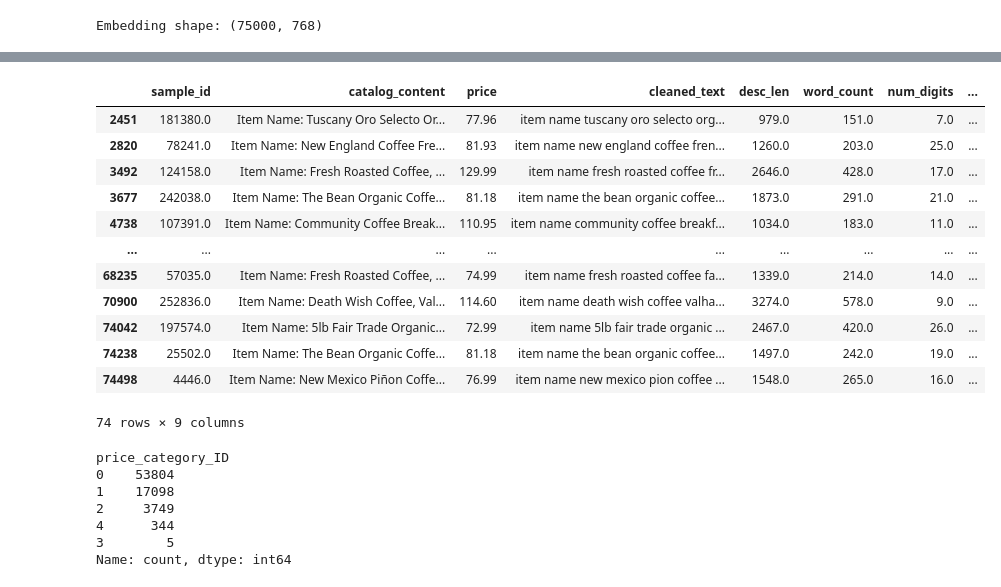
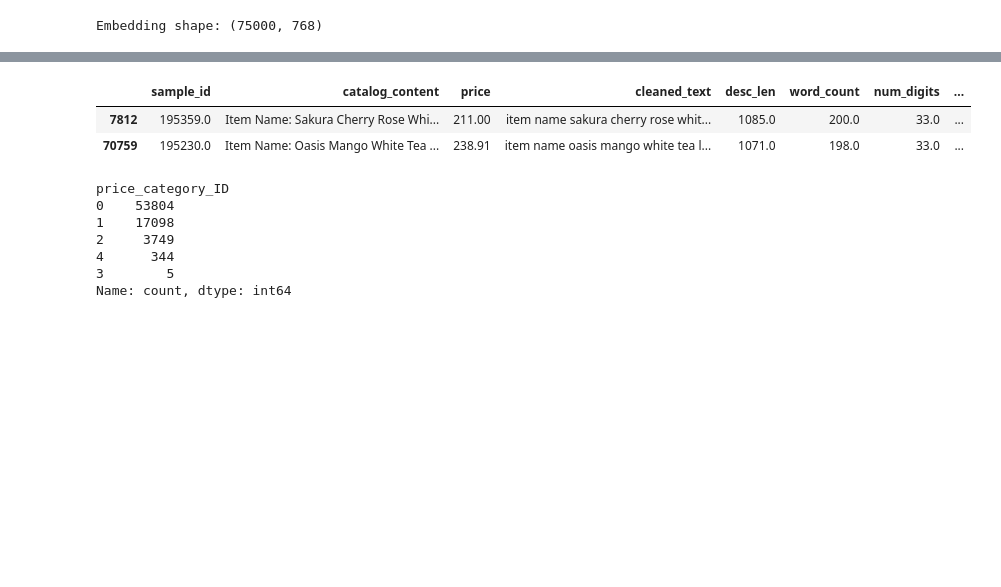
Before and after one commit to akshatsinha2027/SmartCatalogAI, a Jupyter notebook: BERT.ipynb, the cells around one changed output, grey strips where cells are left out. Cells and saved outputs as stored; diff of their text form; code cells hidden in the pictures; blank space fills up the shorter version.

```diff
--- a/BERT.ipynb
+++ b/BERT.ipynb
@@ -98,7 +98,7 @@ df["num_digits"]=df["cleaned_text"].str.count(r"\d")
 # %%
 from sklearn.decomposition import PCA
 from sklearn.cluster import KMeans
-#pca=PCA(n_components=300,random_state=42)
-#x_pca=pca.fit_transform(embeddings)
+pca=PCA(n_components=300,random_state=42)
+x_pca=pca.fit_transform(embeddings2)
 kmeans=KMeans(n_clusters=121,random_state=42)
-df['automated_category_ID']=kmeans.fit_predict(embeddings)
+df['automated_category_ID']=kmeans.fit_predict(x_pca)
@@ -109,0 +105,2 @@ To disable this warning, you can either:
+# %%
+df['category_mean_price']=df.groupby('automated_category_ID')['price'].transform('median')
@@ -144,19 +169,9 @@ df.where(df['automated_category_ID']==65).dropna()
 # %%
-df.where((df['automated_category_ID']==65) & (df['price_category_ID']==2)).dropna()
+df.where((df['automated_category_ID']==111) & (df['price_category_ID']==4)).dropna()
 # %% [output]
 |  | sample_id | catalog_content | price | cleaned_text | desc_len | word_count | num_digits | ... |
-| 2451 | 181380.0 | Item Name: Tuscany Oro Selecto Or... | 77.96 | item name tuscany oro selecto org... | 979.0 | 151.0 | 7.0 | ... |
-| 2820 | 78241.0 | Item Name: New England Coffee Fre... | 81.93 | item name new england coffee fren... | 1260.0 | 203.0 | 25.0 | ... |
-| 3492 | 124158.0 | Item Name: Fresh Roasted Coffee, ... | 129.99 | item name fresh roasted coffee fr... | 2646.0 | 428.0 | 17.0 | ... |
-| 3677 | 242038.0 | Item Name: The Bean Organic Coffe... | 81.18 | item name the bean organic coffee... | 1873.0 | 291.0 | 21.0 | ... |
-| 4738 | 107391.0 | Item Name: Community Coffee Break... | 110.95 | item name community coffee breakf... | 1034.0 | 183.0 | 11.0 | ... |
-| ... | ... | ... | ... | ... | ... | ... | ... | ... |
-| 68235 | 57035.0 | Item Name: Fresh Roasted Coffee, ... | 74.99 | item name fresh roasted coffee fa... | 1339.0 | 214.0 | 14.0 | ... |
-| 70900 | 252836.0 | Item Name: Death Wish Coffee, Val... | 114.60 | item name death wish coffee valha... | 3274.0 | 578.0 | 9.0 | ... |
-| 74042 | 197574.0 | Item Name: 5lb Fair Trade Organic... | 72.99 | item name 5lb fair trade organic ... | 2467.0 | 420.0 | 26.0 | ... |
-| 74238 | 25502.0 | Item Name: The Bean Organic Coffe... | 81.18 | item name the bean organic coffee... | 1497.0 | 242.0 | 19.0 | ... |
-| 74498 | 4446.0 | Item Name: New Mexico Piñon Coffe... | 76.99 | item name new mexico pion coffee ... | 1548.0 | 265.0 | 16.0 | ... |
+| 7812 | 195359.0 | Item Name: Sakura Cherry Rose Whi... | 211.00 | item name sakura cherry rose whit... | 1085.0 | 200.0 | 33.0 | ... |
+| 70759 | 195230.0 | Item Name: Oasis Mango White Tea ... | 238.91 | item name oasis mango white tea l... | 1071.0 | 198.0 | 33.0 | ... |
-74 rows × 9 columns
 # %%
 df['price_category_ID'].value_counts()
 # %% [output]
```
Also changed, not shown: parts of 34 cells of this notebook.
